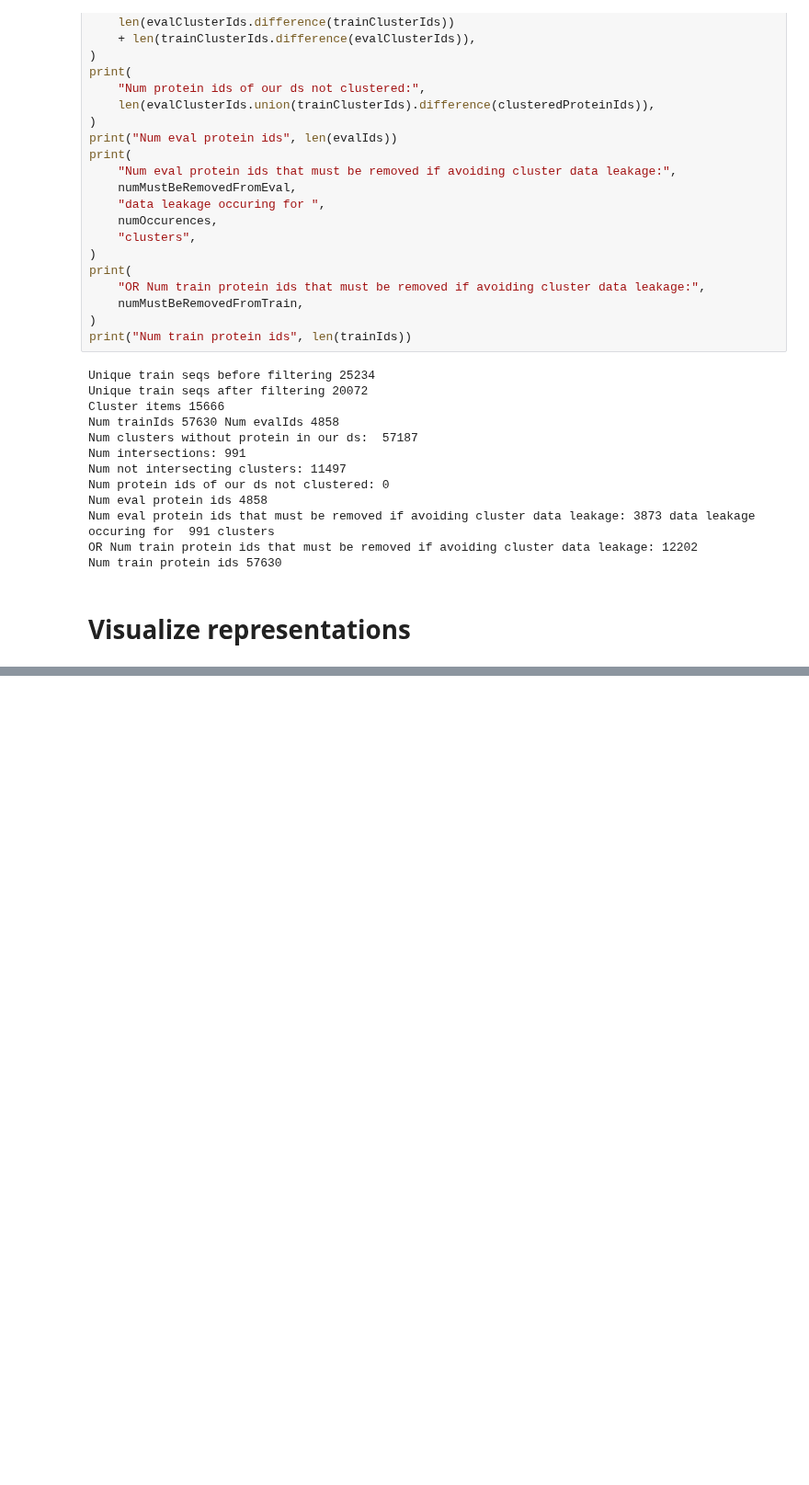
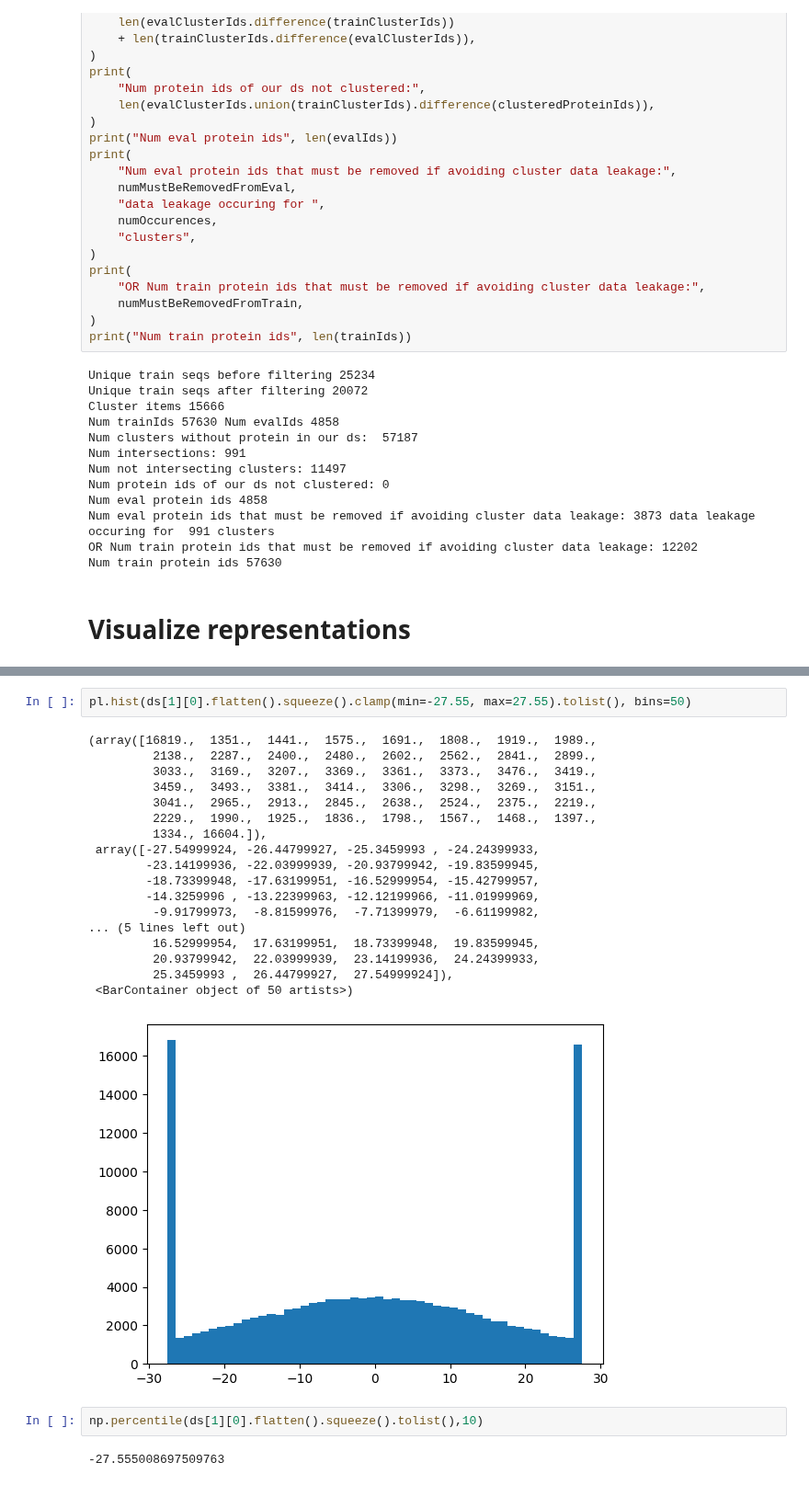
Before and after one commit to tfiedlerdev/pretraining-aware-hotprot, a Jupyter notebook: data_analysis_generation/_data_analysis.ipynb, the cells around one changed output, grey strips where cells are left out. Shown at 92% size. Saved outputs shown, nothing was run; the diff lists cells and outputs as text; blank space fills up the shorter version.

```diff
--- a/data_analysis_generation/_data_analysis.ipynb
+++ b/data_analysis_generation/_data_analysis.ipynb
@@ -456,0 +466,25 @@ pl.imshow(inputs[1].squeeze().tolist())
+# %%
+pl.hist(ds[1][0].flatten().squeeze().clamp(min=-27.55, max=27.55).tolist(), bins=50)
+# %% [output]
+(array([16819.,  1351.,  1441.,  1575.,  1691.,  1808.,  1919.,  1989.,
+         2138.,  2287.,  2400.,  2480.,  2602.,  2562.,  2841.,  2899.,
+         3033.,  3169.,  3207.,  3369.,  3361.,  3373.,  3476.,  3419.,
+         3459.,  3493.,  3381.,  3414.,  3306.,  3298.,  3269.,  3151.,
+         3041.,  2965.,  2913.,  2845.,  2638.,  2524.,  2375.,  2219.,
+         2229.,  1990.,  1925.,  1836.,  1798.,  1567.,  1468.,  1397.,
+         1334., 16604.]),
+ array([-27.54999924, -26.44799927, -25.3459993 , -24.24399933,
+        -23.14199936, -22.03999939, -20.93799942, -19.83599945,
+        -18.73399948, -17.63199951, -16.52999954, -15.42799957,
+        -14.3259996 , -13.22399963, -12.12199966, -11.01999969,
+         -9.91799973,  -8.81599976,  -7.71399979,  -6.61199982,
+... (5 lines left out)
+         16.52999954,  17.63199951,  18.73399948,  19.83599945,
+         20.93799942,  22.03999939,  23.14199936,  24.24399933,
+         25.3459993 ,  26.44799927,  27.54999924]),
+ <BarContainer object of 50 artists>)
+[figure, added]
+# %%
+np.percentile(ds[1][0].flatten().squeeze().tolist(),10)
+# %% [output]
+-27.555008697509763
```
Also changed, not shown: parts of 6 cells of this notebook, 5 other files.
